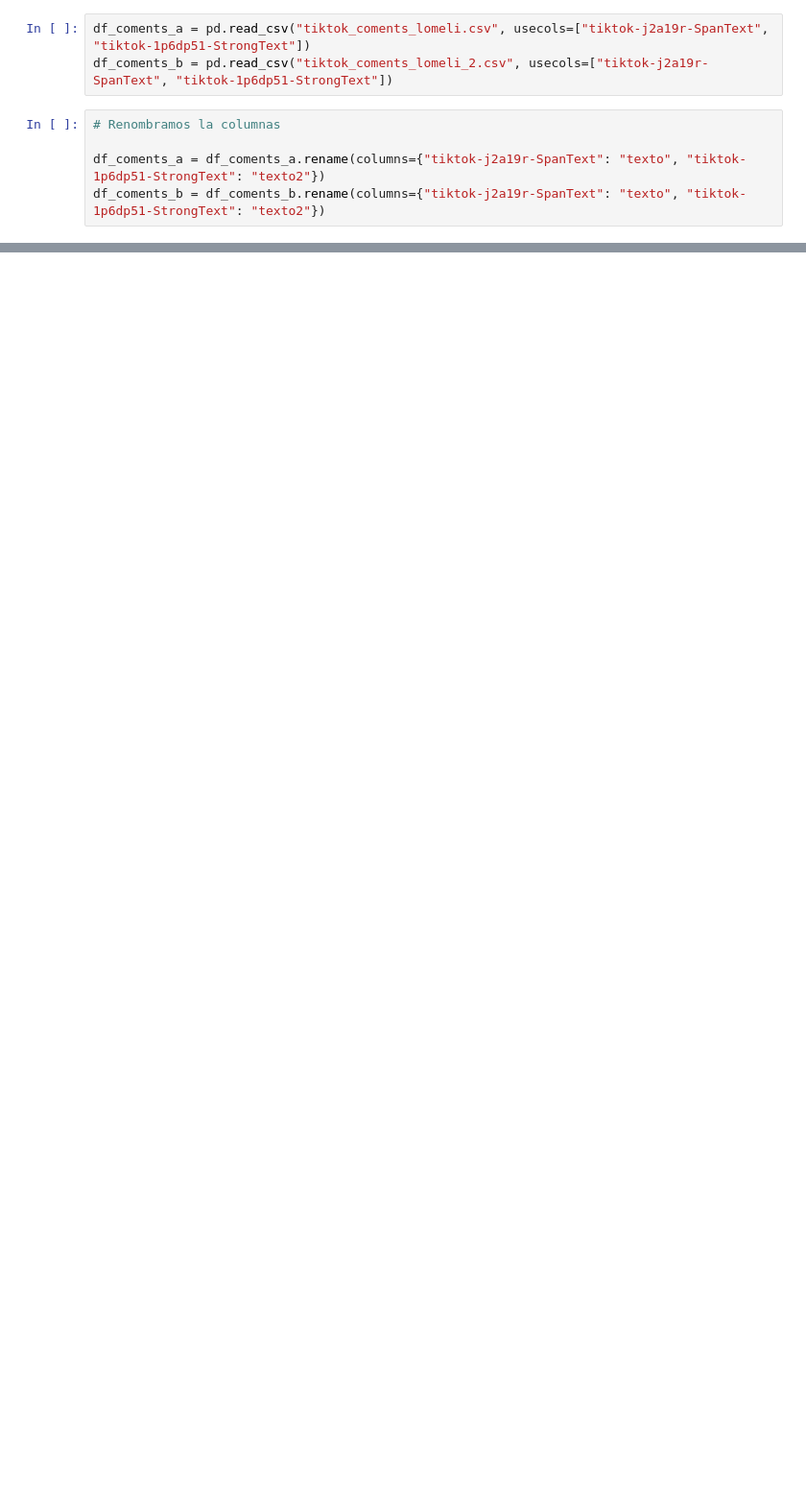
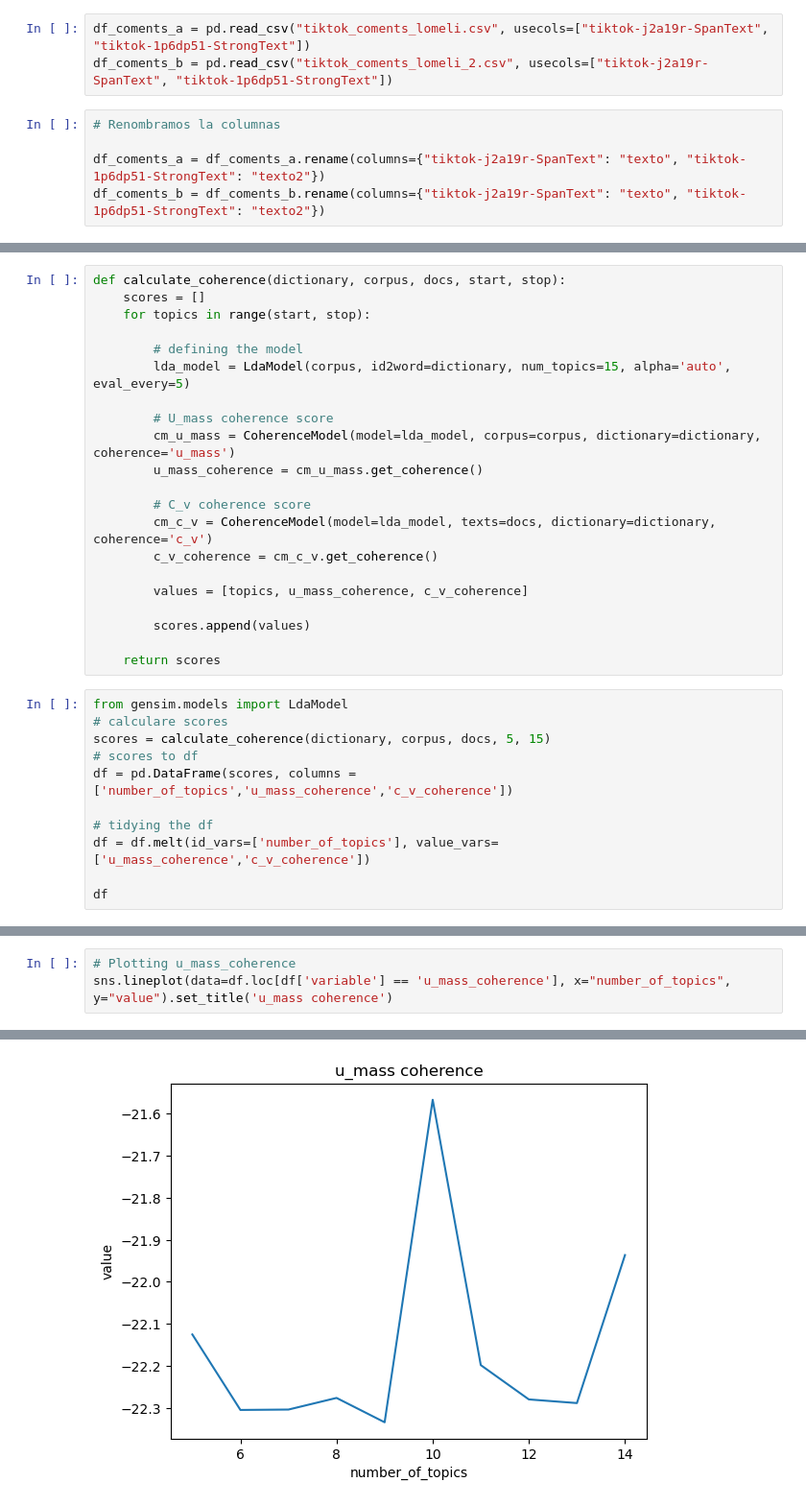
Before and after one commit to mrqm30/khorda_data, a Jupyter notebook: lomeli/tiktok/analisis_coments.ipynb, the cells around one changed output, grey strips where cells are left out. Shown at 96% size. Cells and saved outputs as stored; diff of their text form; blank space fills up the shorter version.

```diff
--- a/lomeli/tiktok/analisis_coments.ipynb
+++ b/lomeli/tiktok/analisis_coments.ipynb
@@ -59,0 +239,32 @@ df_coments
+# %%
+def calculate_coherence(dictionary, corpus, docs, start, stop):
+    scores = []
+    for topics in range(start, stop):
+
+        # defining the model
+        lda_model = LdaModel(corpus, id2word=dictionary, num_topics=15, alpha='auto', eval_every=5)
+
+        # U_mass coherence score
+        cm_u_mass = CoherenceModel(model=lda_model, corpus=corpus, dictionary=dictionary, coherence='u_mass')
+        u_mass_coherence = cm_u_mass.get_coherence()
+
+        # C_v coherence score
+        cm_c_v = CoherenceModel(model=lda_model, texts=docs, dictionary=dictionary, coherence='c_v')
+        c_v_coherence = cm_c_v.get_coherence()
+
+        values = [topics, u_mass_coherence, c_v_coherence]
+
+        scores.append(values)
+
+    return scores
+# %%
+from gensim.models import LdaModel
+# calculare scores
+scores = calculate_coherence(dictionary, corpus, docs, 5, 15)
+# scores to df
+df = pd.DataFrame(scores, columns = ['number_of_topics','u_mass_coherence','c_v_coherence'])
+
+# tidying the df
+df = df.melt(id_vars=['number_of_topics'], value_vars=['u_mass_coherence','c_v_coherence'])
+
+df
@@ -59,0 +289,4 @@ df_coments
+# %%
+# Plotting u_mass_coherence
+sns.lineplot(data=df.loc[df['variable'] == 'u_mass_coherence'], x="number_of_topics", y="value").set_title('u_mass coherence')
+# %% [output]
@@ -59,0 +294 @@ df_coments
+[figure, added]
```
Also changed, not shown: parts of 14 cells of this notebook, 22 other files.
